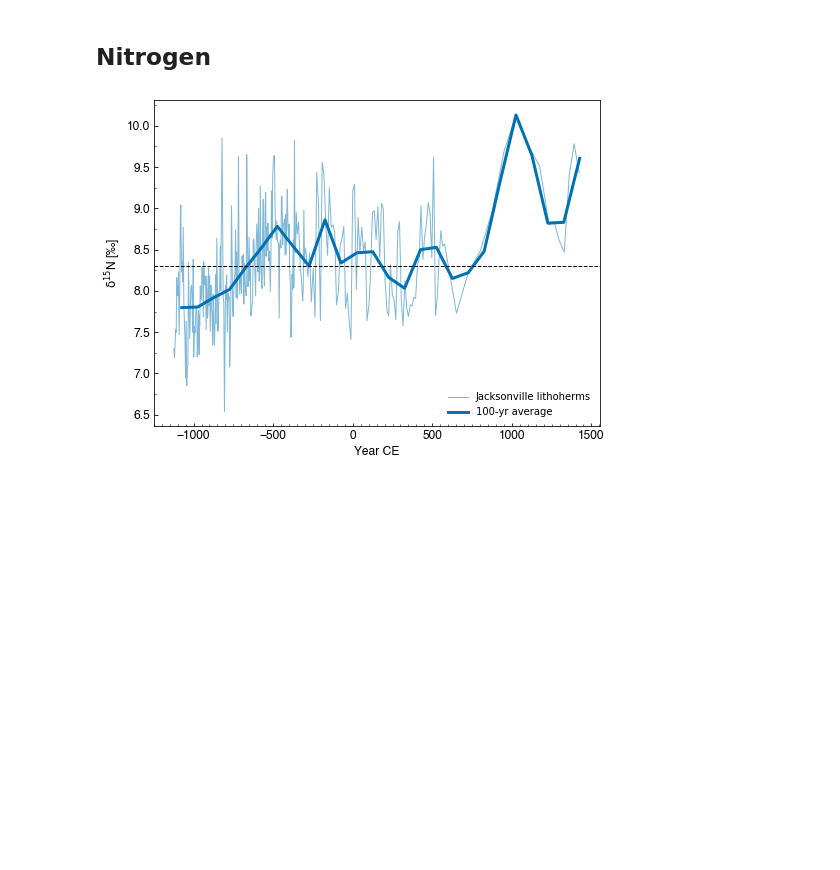
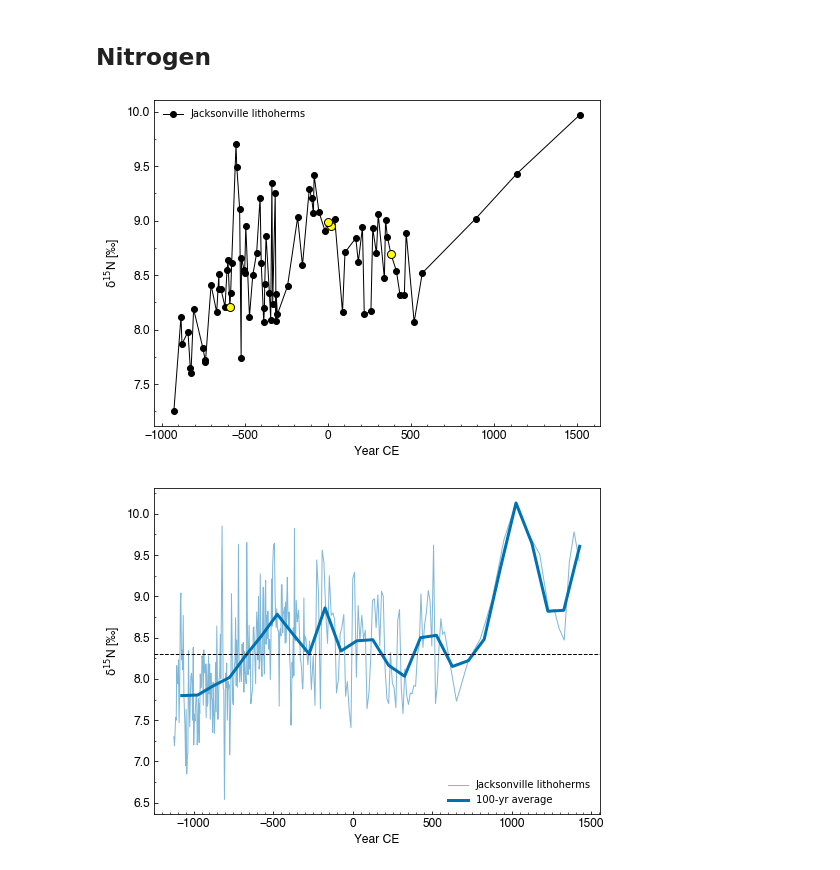
Before and after one commit to johntamu/seus-python, a Jupyter notebook: Coral Isotope Timeseries-Chapter 2.ipynb, the cells around one changed output. Cells and saved outputs as stored; diff of their text form; code cells hidden in the pictures; blank space fills up the shorter version.

```diff
--- a/Coral Isotope Timeseries-Chapter 2.ipynb
+++ b/Coral Isotope Timeseries-Chapter 2.ipynb
@@ -350,6 +371,57 @@ stet_binned['lower'] = stet_binned['d15n'] - stet_binned['Column4']
 # print(jack4907_binned)
 # print(sav_binned)
 # print(stet_binned)
+# %%
+fig, ax = plt.subplots(figsize = (8,6))
+data_original = df_jack_usgs
+new_df = df_jack_usgs.query('sample == 23')
+new_df2 = df_jack_usgs.query('sample == 55')
+new_df3 = df_jack_usgs.query('sample == 56')
+new_df4 = df_jack_usgs.query('sample == 134')
+# data_binned = jack4907_binned
+
+# x = data_binned['yrAD']
+# y1 = data_binned['upper']
+# y2 = data_binned['lower']
+
+ax.plot('yrAD', 'd15n', data=data_original, color = 'black', linewidth = 1, label = 'Jacksonville lithoherms',
+       marker = "o")
+# ax.plot('yrAD', 'd15n', data=data_binned, color='#0072B2', linewidth = 3, label = '100-yr average')
+# ax.plot(x, y1, x, y2, color = 'darkgray', linewidth=1)
+plt.plot('yrAD', 'd15n', data=new_df,
+         label = '_nolegend_',
+         color='yellow', marker = "o", markeredgecolor = "black", markersize = 8)
+plt.plot('yrAD', 'd15n', data=new_df2,
+         label = '_nolegend_',
+         color='yellow', marker = "o", markeredgecolor = "black", markersize = 8)
+plt.plot('yrAD', 'd15n', data=new_df3,
+         label = '_nolegend_',
+         color='yellow', marker = "o", markeredgecolor = "black", markersize = 8)
+plt.plot('yrAD', 'd15n', data=new_df4,
+         label = '_nolegend_',
+         color='yellow', marker = "o", markeredgecolor = "black", markersize = 8)
+
+
+# ax.fill_between(x, y1, y2, facecolor = 'darkgray', interpolate = False)
+ax.set_xlabel("Year CE", fontname = 'Helvetica', size = 12)
+ax.set_ylabel(n, fontname = 'Helvetica', size = 12)
+
+for tick in ax.get_xticklabels():
+    tick.set_fontname("Helvetica")
+    tick.set_fontsize(12)
+for tick in ax.get_yticklabels():
+    tick.set_fontname("Helvetica")
+    tick.set_fontsize(12)
+
+ax.xaxis.set_minor_locator(MultipleLocator(100))
+ax.yaxis.set_minor_locator(MultipleLocator(0.25))
+ax.tick_params(direction='in', which = 'both')
+# ax.axhline(y=8.3, color = 'k', linewidth = 1, linestyle = '--')
+
+plt.legend(frameon=False, loc=0)
+plt.savefig('fig_bulk_n_jack_usgs.png', dpi = 300, bbox_inches = 'tight')
+# %% [output]
+[figure, added]
 # %%
 fig, ax = plt.subplots(figsize = (8,6))
 data_original = df_jack4907
```
Also changed, not shown: parts of 9 cells of this notebook, 1 other file.
